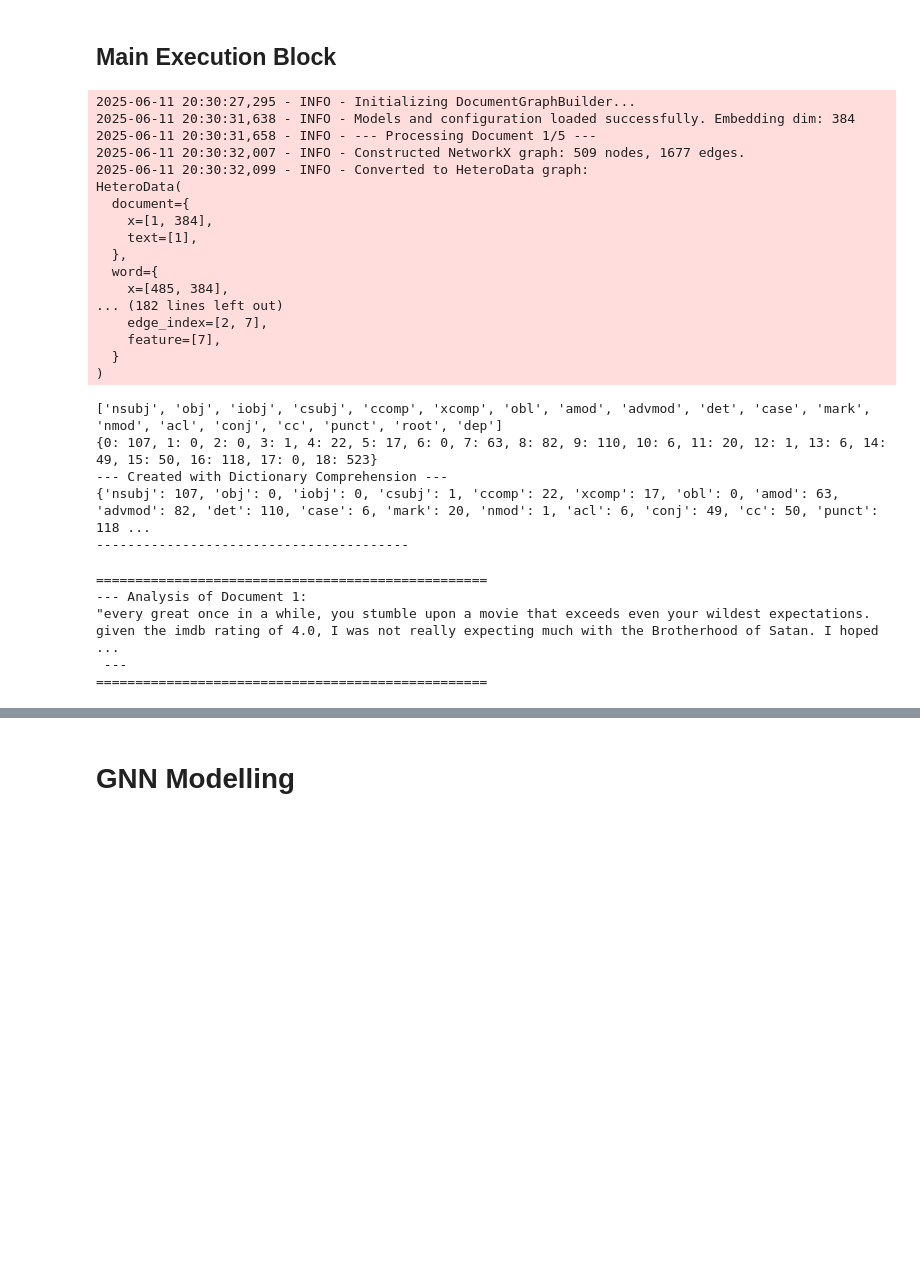
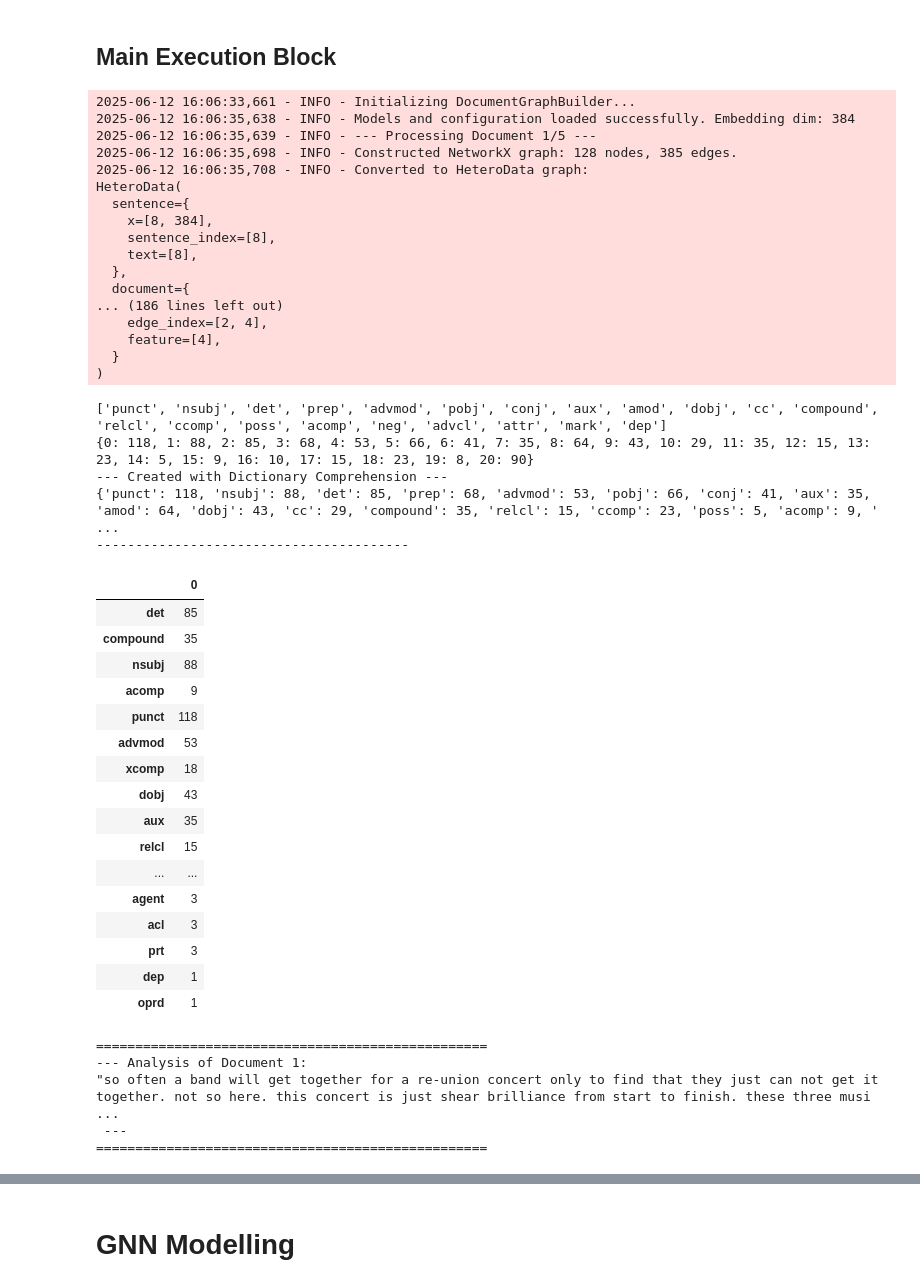
Before and after one commit to thiagordp/TextualHGNN, a Jupyter notebook: notebooks/9.0_trdp_multi_level_graph_nlp-stepbystep.ipynb, the cells around one changed output, grey strips where cells are left out. Saved outputs shown, nothing was run; the diff lists cells and outputs as text; code cells hidden in the pictures; blank space fills up the shorter version.

```diff
--- a/notebooks/9.0_trdp_multi_level_graph_nlp-stepbystep.ipynb
+++ b/notebooks/9.0_trdp_multi_level_graph_nlp-stepbystep.ipynb
@@ -1236,49 +1231,70 @@ def extract_explanations(nx_graph: nx.MultiDiGraph) -> dict:
 # %%
 sample_documents = positive_processed_dataset_documents[:5]
 # %%
+import pandas as pd
+
 graph_builder = DocumentGraphBuilder()
 nx_graphs, hetero_graphs = graph_builder.process_documents(sample_documents)
 print(COMMON_DEP_LABELS)
 print(graph_builder.used_deps)
 
 dependency_counts = {
     COMMON_DEP_LABELS[index]: count
     for index, count in graph_builder.used_deps.items()
 }
 
 print("--- Created with Dictionary Comprehension ---")
 print(dependency_counts)
 print("-" * 40)
+
+pd.DataFrame.from_dict(all_dependency_counts, orient="index")
 # %% [output]
-2025-06-11 20:30:27,295 - INFO - Initializing DocumentGraphBuilder...
-2025-06-11 20:30:31,638 - INFO - Models and configuration loaded successfully. Embedding dim: 384
-2025-06-11 20:30:31,658 - INFO - --- Processing Document 1/5 ---
-2025-06-11 20:30:32,007 - INFO - Constructed NetworkX graph: 509 nodes, 1677 edges.
-2025-06-11 20:30:32,099 - INFO - Converted to HeteroData graph:
+2025-06-12 16:06:33,661 - INFO - Initializing DocumentGraphBuilder...
+2025-06-12 16:06:35,638 - INFO - Models and configuration loaded successfully. Embedding dim: 384
+2025-06-12 16:06:35,639 - INFO - --- Processing Document 1/5 ---
+2025-06-12 16:06:35,698 - INFO - Constructed NetworkX graph: 128 nodes, 385 edges.
+2025-06-12 16:06:35,708 - INFO - Converted to HeteroData graph:
 HeteroData(
+  sentence={
+    x=[8, 384],
+    sentence_index=[8],
+    text=[8],
+  },
   document={
-    x=[1, 384],
-    text=[1],
-  },
-  word={
-    x=[485, 384],
-... (182 lines left out)
-    edge_index=[2, 7],
-    feature=[7],
+... (186 lines left out)
+    edge_index=[2, 4],
+    feature=[4],
   }
 )
-['nsubj', 'obj', 'iobj', 'csubj', 'ccomp', 'xcomp', 'obl', 'amod', 'advmod', 'det', 'case', 'mark', 'nmod', 'acl', 'conj', 'cc', 'punct', 'root', 'dep']
-{0: 107, 1: 0, 2: 0, 3: 1, 4: 22, 5: 17, 6: 0, 7: 63, 8: 82, 9: 110, 10: 6, 11: 20, 12: 1, 13: 6, 14: 49, 15: 50, 16: 118, 17: 0, 18: 523}
+['punct', 'nsubj', 'det', 'prep', 'advmod', 'pobj', 'conj', 'aux', 'amod', 'dobj', 'cc', 'compound', 'relcl', 'ccomp', 'poss', 'acomp', 'neg', 'advcl', 'attr', 'mark', 'dep']
+{0: 118, 1: 88, 2: 85, 3: 68, 4: 53, 5: 66, 6: 41, 7: 35, 8: 64, 9: 43, 10: 29, 11: 35, 12: 15, 13: 23, 14: 5, 15: 9, 16: 10, 17: 15, 18: 23, 19: 8, 20: 90}
 --- Created with Dictionary Comprehension ---
-{'nsubj': 107, 'obj': 0, 'iobj': 0, 'csubj': 1, 'ccomp': 22, 'xcomp': 17, 'obl': 0, 'amod': 63, 'advmod': 82, 'det': 110, 'case': 6, 'mark': 20, 'nmod': 1, 'acl': 6, 'conj': 49, 'cc': 50, 'punct': 118 ...
+{'punct': 118, 'nsubj': 88, 'det': 85, 'prep': 68, 'advmod': 53, 'pobj': 66, 'conj': 41, 'aux': 35, 'amod': 64, 'dobj': 43, 'cc': 29, 'compound': 35, 'relcl': 15, 'ccomp': 23, 'poss': 5, 'acomp': 9, ' ...
 ----------------------------------------
+|  | 0 |
+| det | 85 |
+| compound | 35 |
+| nsubj | 88 |
+| acomp | 9 |
+| punct | 118 |
+| advmod | 53 |
+| xcomp | 18 |
+| dobj | 43 |
+| aux | 35 |
+| relcl | 15 |
+| ... | ... |
+| agent | 3 |
+| acl | 3 |
+| prt | 3 |
+| dep | 1 |
+| oprd | 1 |
 # %%
 # --- Analysis and Visualization of Document 1 ---
 print("\n\n" + "=" * 50)
-print(f"--- Analysis of Document 1: \n\"{sample_documents[0]}\"\n ---")
+print(f"--- Analysis of Document 1: \n\"{sample_documents[1]}\"\n ---")
 print("=" * 50)
 
-doc1_nx = nx_graphs[0]
+doc1_nx = nx_graphs[1]
 
 # # Extract and show explanations
 # explanations = extract_explanations(doc1_nx)
@@ -1294,7 +1310,7 @@ doc1_nx = nx_graphs[0]
 # %% [output]
 ==================================================
 --- Analysis of Document 1:
-"every great once in a while, you stumble upon a movie that exceeds even your wildest expectations. given the imdb rating of 4.0, I was not really expecting much with the Brotherhood of Satan. I hoped ...
+"so often a band will get together for a re-union concert only to find that they just can not get it together. not so here. this concert is just shear brilliance from start to finish. these three musi ...
  ---
 ==================================================
 # %%
```
Also changed, not shown: parts of 19 cells of this notebook, 1 other file.
